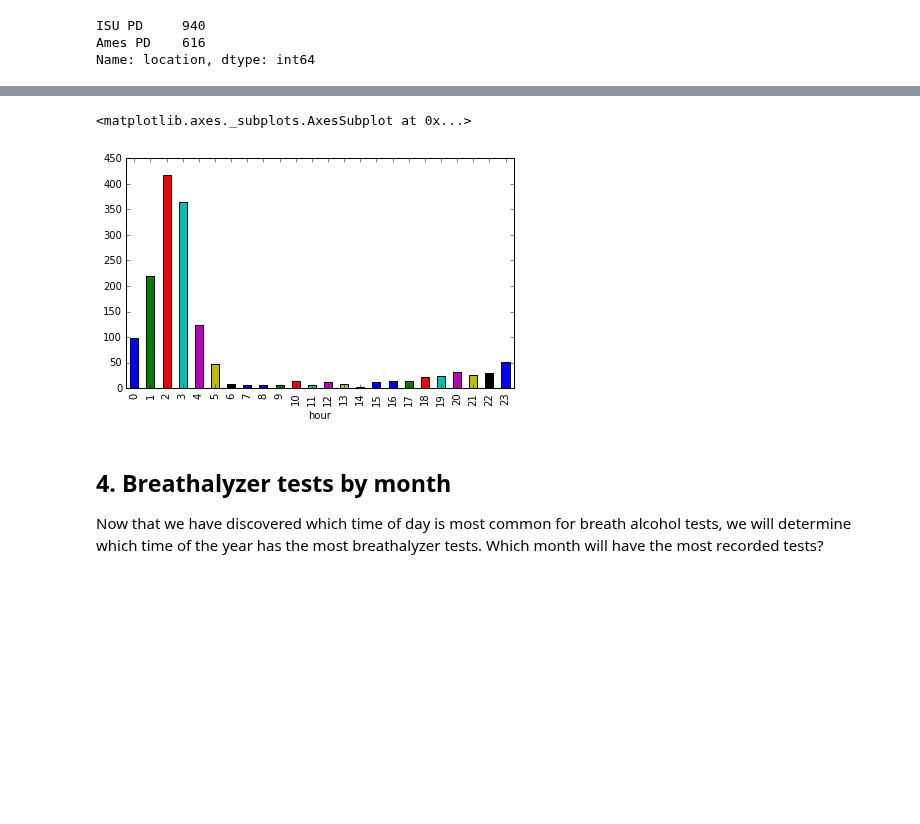
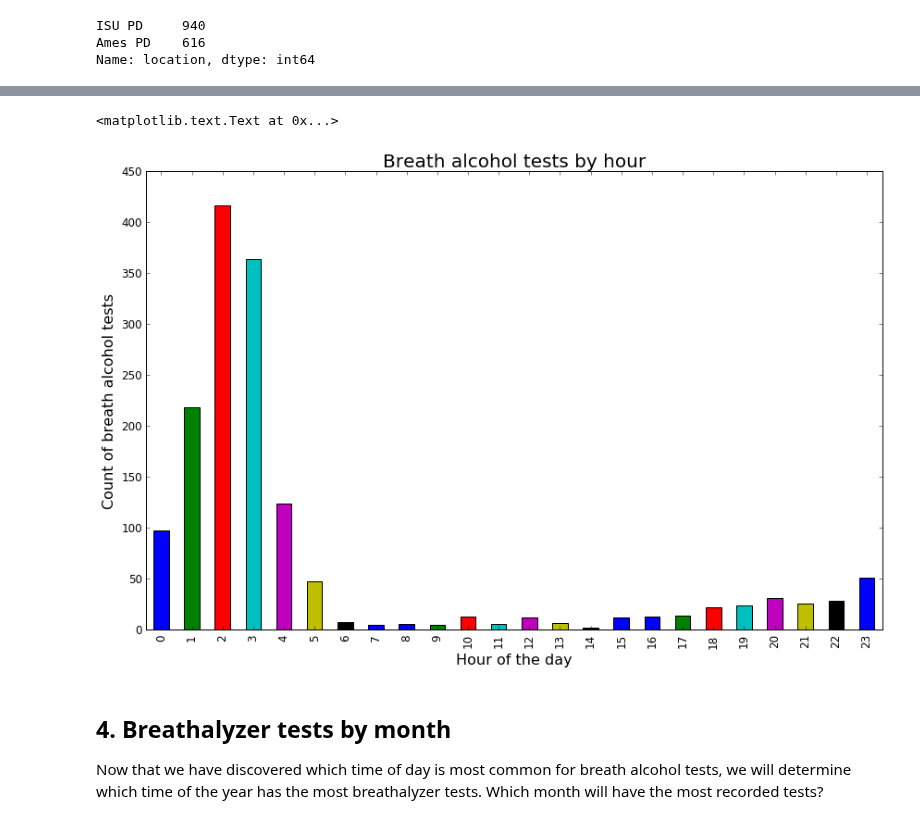
Before and after one commit to irinamicov/DrunksInAmesIowa, a Jupyter notebook: notebook.ipynb, the cells around one changed output, grey strips where cells are left out. Saved outputs shown, nothing was run; the diff lists cells and outputs as text; code cells hidden in the pictures; blank space fills up the shorter version.

```diff
--- a/notebook.ipynb
+++ b/notebook.ipynb
@@ -46,15 +46,19 @@ Name: location, dtype: int64
 <p>We all know that "nothing good happens after 2am." Thus, there are inevitably some times of the day when breath alcohol tests, especially in a college town like Ames, are most and least common. Which hours of the day have the most and least breathalyzer tests?  </p>
 # %%
 %matplotlib inline
+from matplotlib import pyplot as plt
 
 # count by hour
-hourly = ba_data.groupby(['hour']).size()
+hourly = ba_data.groupby('hour').size()
 
 # create a vertical bar graph of the arrest count by hour
-hourly.plot.bar(x=hourly)
+hourly.plot.bar(figsize=(12, 8), fontsize=12)
+plt.title('Breath alcohol tests by hour', fontsize=20)
+plt.xlabel('Hour of the day', fontsize=16)
+plt.ylabel('Count of breath alcohol tests', fontsize=16)
 # %% [output]
-<matplotlib.axes._subplots.AxesSubplot at 0x...>
+<matplotlib.text.Text at 0x...>
-[figure, old version]
+[figure, new version]
 # %% [markdown]
 ## 4. Breathalyzer tests by month
 <p>Now that we have discovered which time of day is most common for breath alcohol tests, we will determine which time of the year has the most breathalyzer tests. Which month will have the most recorded tests?</p>
```
Also changed, not shown: parts of 6 cells of this notebook, 1 other file.
